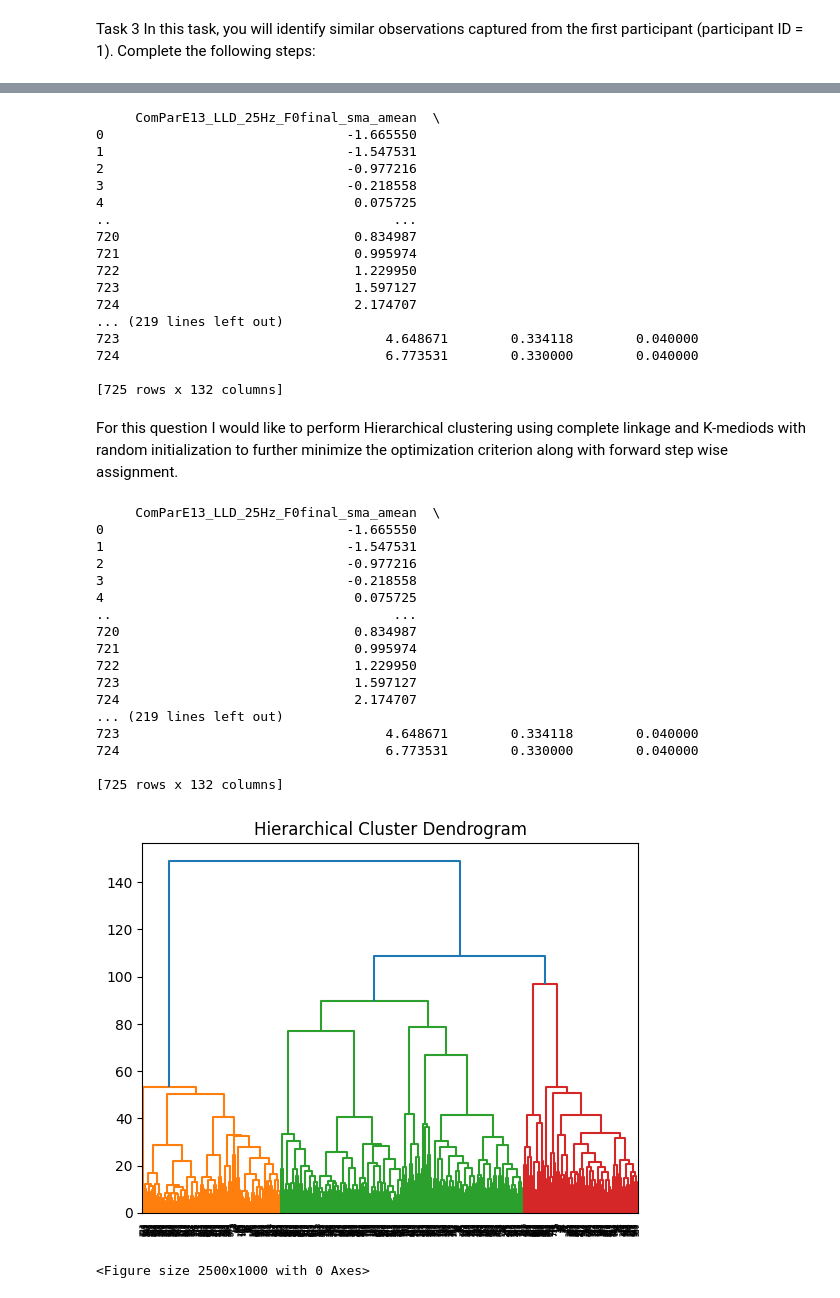
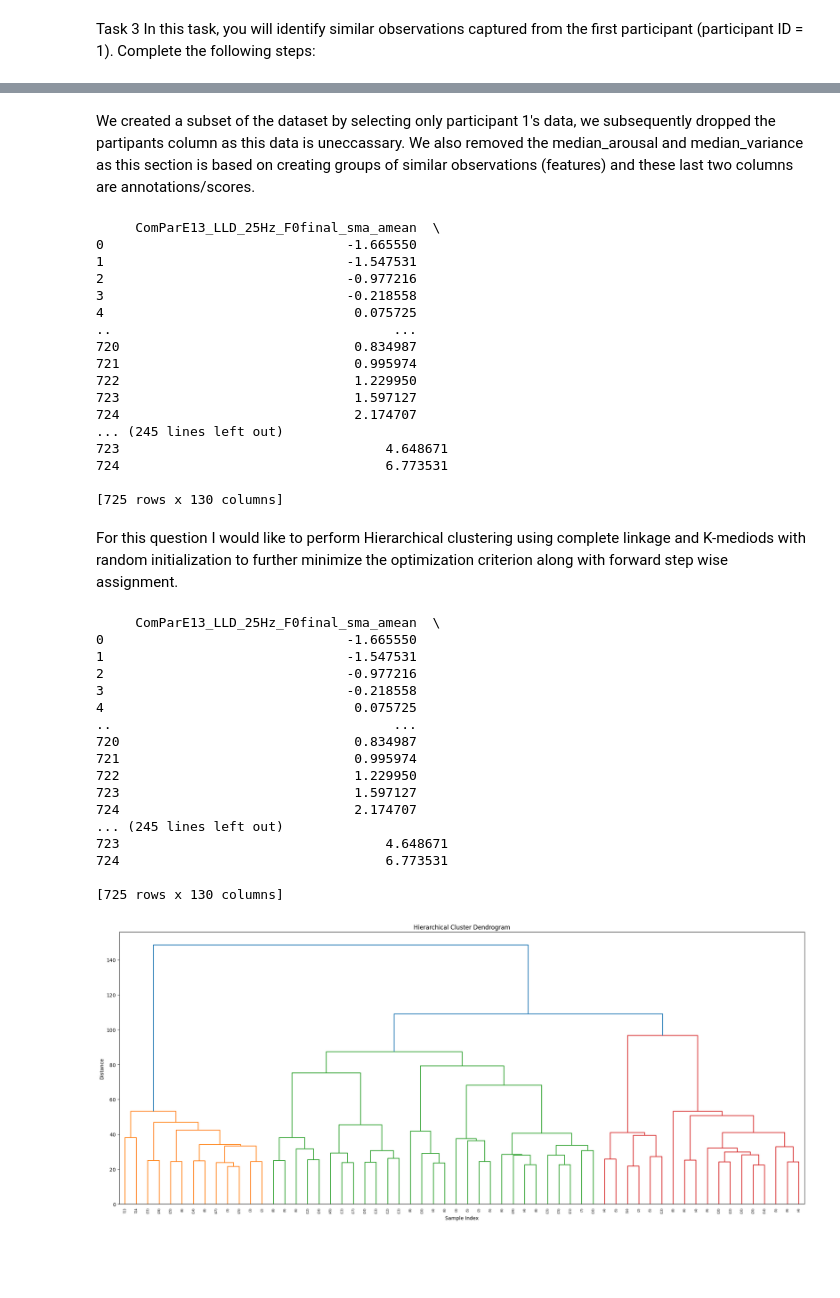
Before and after one commit to matsammut/ARI5102-Data_Analysis_Techniques, a Jupyter notebook: Matteo_Sammut.ipynb, the cells around one changed output, grey strips where cells are left out. Cells and saved outputs as stored; diff of their text form; code cells hidden in the pictures; blank space fills up the shorter version.

```diff
--- a/Matteo_Sammut.ipynb
+++ b/Matteo_Sammut.ipynb
@@ -26,12 +26,17 @@ Create  groups  of  similar  observations  from  the  first  participant  by  pr
 implementing two suitable algorithms.
+# %% [markdown]
+We created a subset of the dataset by selecting only participant 1's data, we subsequently dropped the partipants column as this data is uneccassary. We also removed the median_arousal and median_variance as this section is based on creating groups of similar observations (features) and these last two columns are annotations/scores.
 # %%
+import numpy as np
 import pandas as pd
 
 df = pd.read_csv("project_data.csv")
 
 participant_df = df[df["Participant"] == 1]
-participant_df = participant_df.drop(columns=["Participant"])
+participant_df = participant_df.drop(columns=["Participant",'median_arousal', 'median_valence'])
 print(participant_df)
+
+df.to_csv('out.csv',index=False)
 # %% [output]
      ComParE13_LLD_25Hz_F0final_sma_amean  \
 0                               -1.665550
@@ -45,46 +50,47 @@ print(participant_df)
 722                              1.229950
 723                              1.597127
 724                              2.174707
-... (219 lines left out)
-723                                  4.648671        0.334118        0.040000
-724                                  6.773531        0.330000        0.040000
+... (245 lines left out)
+723                                  4.648671
+724                                  6.773531
 
-[725 rows x 132 columns]
+[725 rows x 130 columns]
 # %% [markdown]
 For this question I would like to perform Hierarchical clustering using complete linkage and K-mediods with random initialization to further minimize the optimization criterion along with forward step wise assignment.
 # %%
 import numpy as np
 
 import matplotlib.pyplot as plt
 
 from scipy.cluster.hierarchy import dendrogram, linkage
 
 from scipy.cluster.hierarchy import fcluster
 
 from sklearn.datasets import make_blobs
 
 print(participant_df)
-dn = dendrogram(linkage(participant_df,'ward'))
+plt.figure(figsize=(25,10))
+dn = dendrogram(linkage(participant_df,'ward'),truncate_mode='lastp',p=60)
 plt.title('Hierarchical Cluster Dendrogram')
-plt.figure(figsize=(25, 10))
+plt.xlabel('Sample Index')
+plt.ylabel('Distance')
 plt.show()
 # %% [output]
      ComParE13_LLD_25Hz_F0final_sma_amean  \
 0                               -1.665550
 1                               -1.547531
 2                               -0.977216
 3                               -0.218558
 4                                0.075725
 ..                                    ...
 720                              0.834987
 721                              0.995974
 722                              1.229950
 723                              1.597127
 724                              2.174707
-... (219 lines left out)
-723                                  4.648671        0.334118        0.040000
-724                                  6.773531        0.330000        0.040000
+... (245 lines left out)
+723                                  4.648671
+724                                  6.773531
 
-[725 rows x 132 columns]
+[725 rows x 130 columns]
-[figure, old version]
+[figure, new version]
-<Figure size 2500x1000 with 0 Axes>
```
Also changed, not shown: parts of 3 cells of this notebook, 2 other files.
